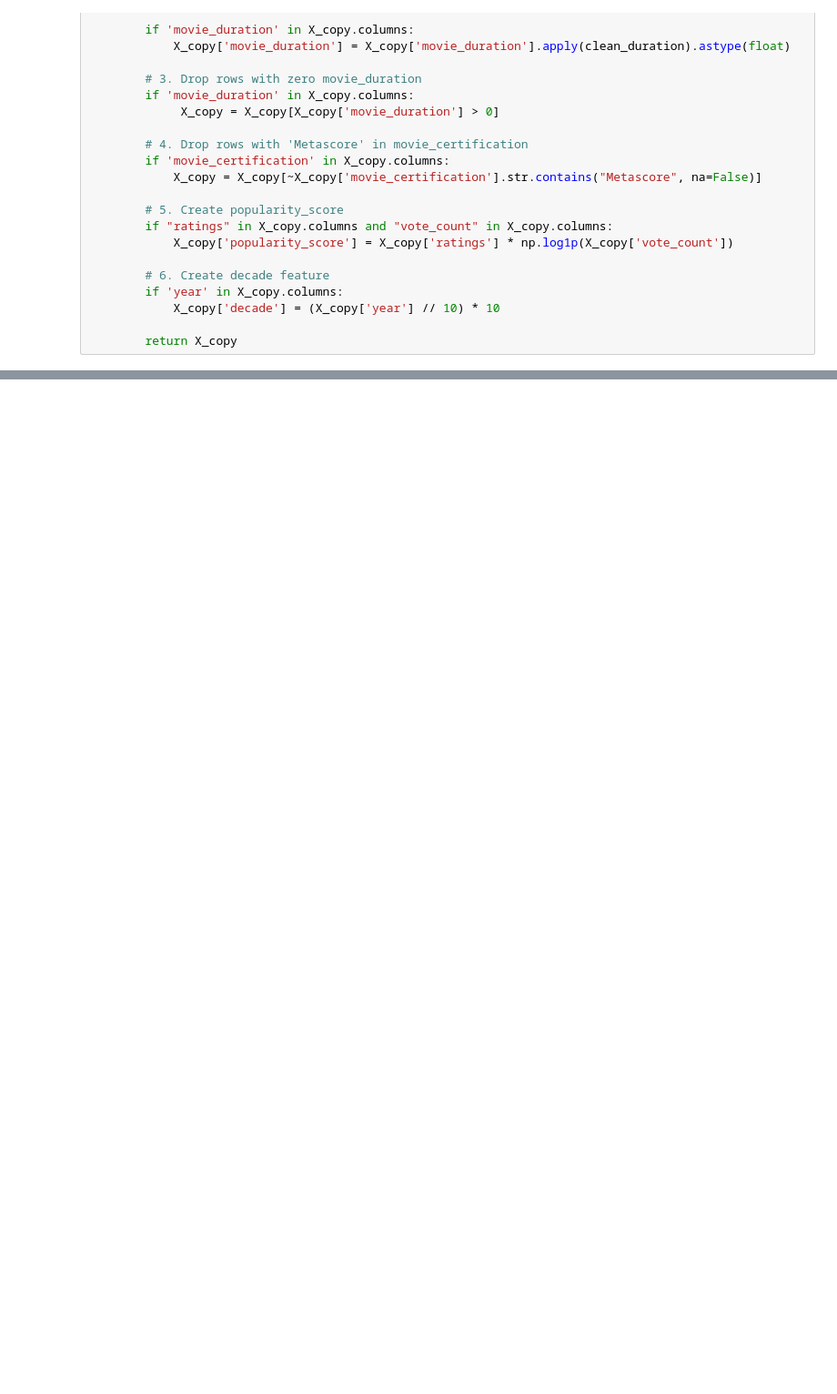
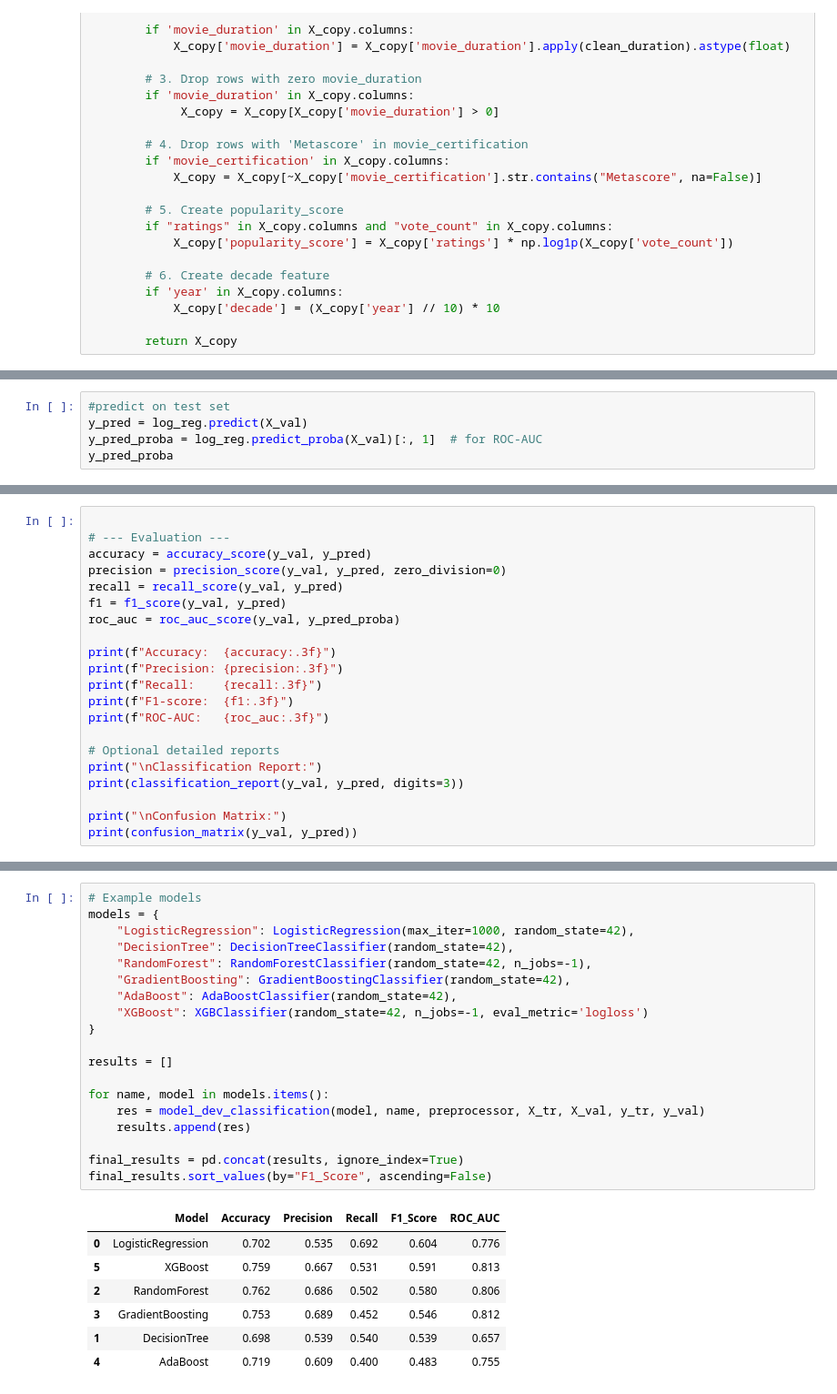
Before and after one commit to Theoph-ay/movie_success_prediction, a Jupyter notebook: notebooks/models_dev_no_outlier_clf.ipynb, the cells around one changed output, grey strips where cells are left out. Shown at 91% size. Drawn from its saved outputs; the diff is of its cells as text; blank space fills up the shorter version.

```diff
--- a/notebooks/models_dev_no_outlier_clf.ipynb
+++ b/notebooks/models_dev_no_outlier_clf.ipynb
@@ -527,0 +182,5 @@ R²: 0.367
+# %%
+#predict on test set
+y_pred = log_reg.predict(X_val)
+y_pred_proba = log_reg.predict_proba(X_val)[:, 1]  # for ROC-AUC
+y_pred_proba
@@ -527,0 +190,21 @@ R²: 0.367
+# %%
+
+# --- Evaluation ---
+accuracy = accuracy_score(y_val, y_pred)
+precision = precision_score(y_val, y_pred, zero_division=0)
+recall = recall_score(y_val, y_pred)
+f1 = f1_score(y_val, y_pred)
+roc_auc = roc_auc_score(y_val, y_pred_proba)
+
+print(f"Accuracy:  {accuracy:.3f}")
+print(f"Precision: {precision:.3f}")
+print(f"Recall:    {recall:.3f}")
+print(f"F1-score:  {f1:.3f}")
+print(f"ROC-AUC:   {roc_auc:.3f}")
+
+# Optional detailed reports
+print("\nClassification Report:")
+print(classification_report(y_val, y_pred, digits=3))
+
+print("\nConfusion Matrix:")
+print(confusion_matrix(y_val, y_pred))
@@ -527,0 +283,27 @@ R²: 0.367
+# %%
+# Example models
+models = {
+    "LogisticRegression": LogisticRegression(max_iter=1000, random_state=42),
+    "DecisionTree": DecisionTreeClassifier(random_state=42),
+    "RandomForest": RandomForestClassifier(random_state=42, n_jobs=-1),
+    "GradientBoosting": GradientBoostingClassifier(random_state=42),
+    "AdaBoost": AdaBoostClassifier(random_state=42),
+    "XGBoost": XGBClassifier(random_state=42, n_jobs=-1, eval_metric='logloss')
+}
+
+results = []
+
+for name, model in models.items():
+    res = model_dev_classification(model, name, preprocessor, X_tr, X_val, y_tr, y_val)
+    results.append(res)
+
+final_results = pd.concat(results, ignore_index=True)
+final_results.sort_values(by="F1_Score", ascending=False)
+# %% [output]
+|  | Model | Accuracy | Precision | Recall | F1_Score | ROC_AUC |
+| 0 | LogisticRegression | 0.702 | 0.535 | 0.692 | 0.604 | 0.776 |
+| 5 | XGBoost | 0.759 | 0.667 | 0.531 | 0.591 | 0.813 |
+| 2 | RandomForest | 0.762 | 0.686 | 0.502 | 0.580 | 0.806 |
+| 3 | GradientBoosting | 0.753 | 0.689 | 0.452 | 0.546 | 0.812 |
+| 1 | DecisionTree | 0.698 | 0.539 | 0.540 | 0.539 | 0.657 |
+| 4 | AdaBoost | 0.719 | 0.609 | 0.400 | 0.483 | 0.755 |
```
Also changed, not shown: parts of 64 cells of this notebook, 9 other files.
